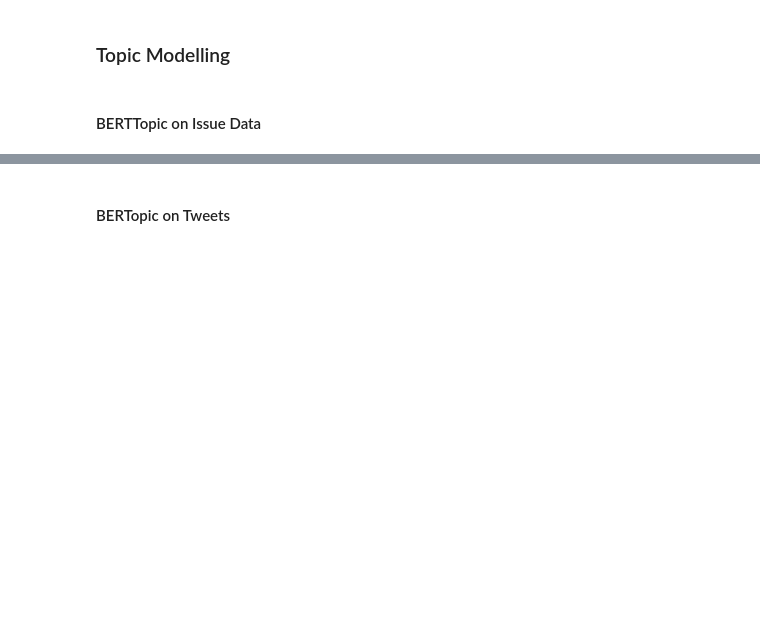
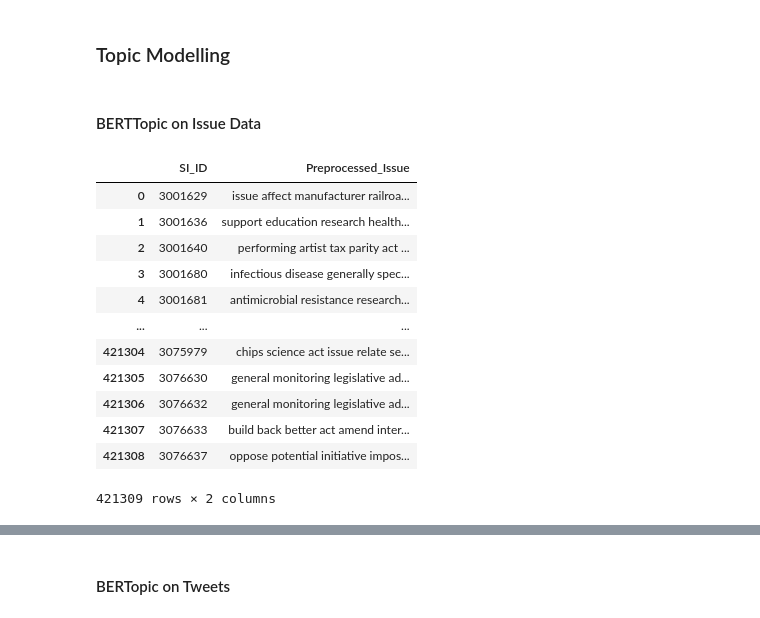
Before and after one commit to deerhjorth/master_thesis25, a Jupyter notebook: data_cleaning.ipynb, the cells around one changed output, grey strips where cells are left out. Cells and saved outputs as stored; diff of their text form; code cells hidden in the pictures; blank space fills up the shorter version.

```diff
--- a/data_cleaning.ipynb
+++ b/data_cleaning.ipynb
@@ -894,3 +898,19 @@ plt.show()
 ### Topic Modelling
 # %% [markdown]
 #### BERTTopic on Issue Data
+# %%
+df_issue_final
+# %% [output]
+|  | SI_ID | Preprocessed_Issue |
+| 0 | 3001629 | issue affect manufacturer railroa... |
+| 1 | 3001636 | support education research health... |
+| 2 | 3001640 | performing artist tax parity act ... |
+| 3 | 3001680 | infectious disease generally spec... |
+| 4 | 3001681 | antimicrobial resistance research... |
+| ... | ... | ... |
+| 421304 | 3075979 | chips science act issue relate se... |
+| 421305 | 3076630 | general monitoring legislative ad... |
+| 421306 | 3076632 | general monitoring legislative ad... |
+| 421307 | 3076633 | build back better act amend inter... |
+| 421308 | 3076637 | oppose potential initiative impos... |
+421309 rows × 2 columns
```
Also changed, not shown: parts of 22 cells of this notebook, 1 other file.
